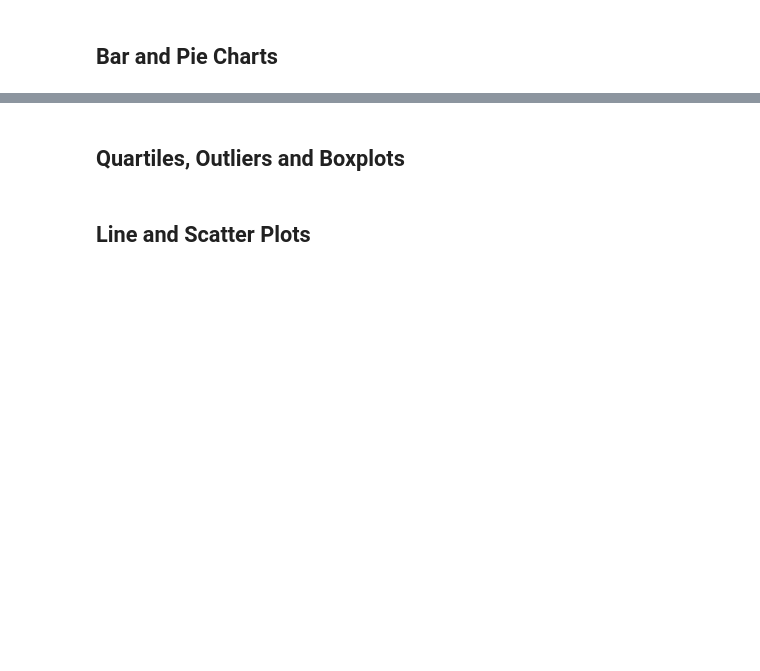
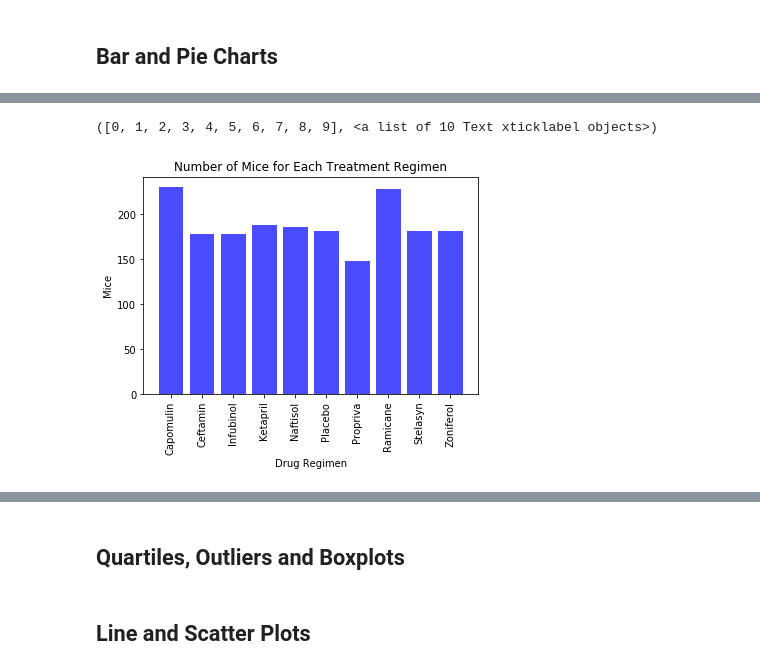
Before and after one commit to AnjanaDelhi/matplotlib-challenge, a Jupyter notebook: Pymaceuticals/pymaceuticals_starter.ipynb, the cells around one changed output, grey strips where cells are left out. Cells and saved outputs as stored; diff of their text form; code cells hidden in the pictures; blank space fills up the shorter version.

```diff
--- a/Pymaceuticals/pymaceuticals_starter.ipynb
+++ b/Pymaceuticals/pymaceuticals_starter.ipynb
@@ -154,0 +193,21 @@ UnsupportedFunctionCall: numpy operations are not valid with groupby. Use .group
+# %%
+# Generate a bar plot showing the total number of mice for each treatment throughout the course of the study using pyplot.
+
+#Plotting using pyplot
+# Create list that contains the drugs
+
+#drugs = dropdup_df.groupby("Drug Regimen").apply(list)
+
+drugs = mice_grouped.index.to_list()
+drugs
+
+plt.bar(drugs, mice_grouped, color='b', alpha=0.7, align="center")
+
+# Adding labels
+plt.title("Number of Mice for Each Treatment Regimen")
+plt.xlabel("Drug Regimen")
+plt.ylabel("Mice")
+plt.xticks(rotation='vertical')
+# %% [output]
+([0, 1, 2, 3, 4, 5, 6, 7, 8, 9], <a list of 10 Text xticklabel objects>)
+[figure, added]
```
Also changed, not shown: parts of 8 cells of this notebook.
